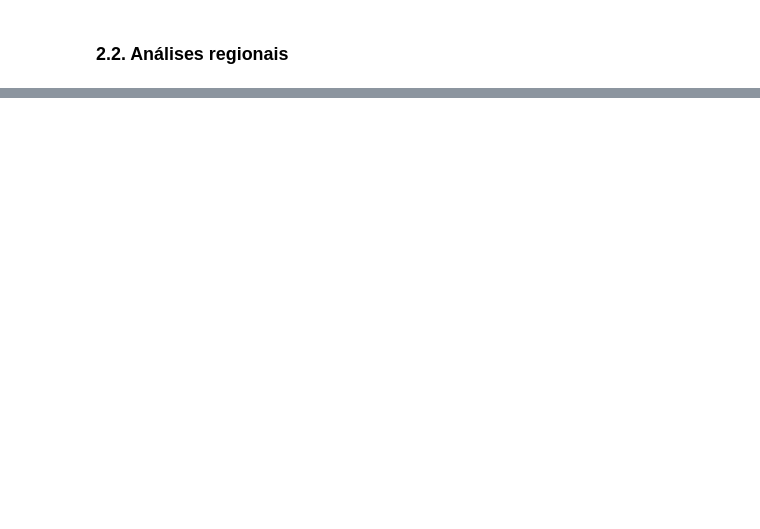
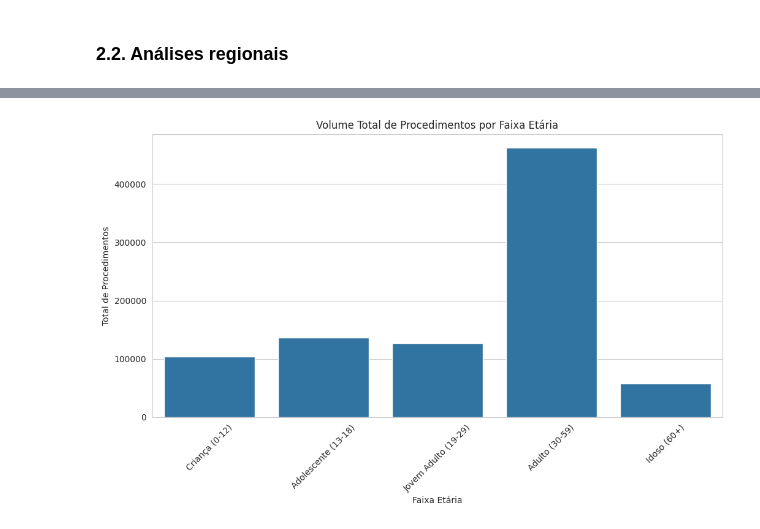
Before and after one commit to maria-exe/Saude-Mental-Curitiba-Regiao, a Jupyter notebook: notebooks/02-analise-exploratoria.ipynb, the cells around one changed output, grey strips where cells are left out. Saved outputs shown, nothing was run; the diff lists cells and outputs as text; code cells hidden in the pictures; blank space fills up the shorter version.

```diff
--- a/notebooks/02-analise-exploratoria.ipynb
+++ b/notebooks/02-analise-exploratoria.ipynb
@@ -72,0 +119,12 @@ print(df_atendimento.sort_values(by='quantidade_atendimentos').head())
+# %%
+sns.set_style("whitegrid")
+plt.rcParams['figure.figsize'] = [15, 7]
+
+atendimentos_por_mes = df_agrupado.groupby(['ano_atendimento', 'mes_atendimento'])['quantidade_atendimentos'].sum().reset_index()
+atendimentos_por_mes['data'] = pd.to_datetime(atendimentos_por_mes['ano_atendimento'].astype(str) + '-' + atendimentos_por_mes['mes_atendimento'].astype(str))
+sns.lineplot(x='data', y='quantidade_atendimentos', data=atendimentos_por_mes)
+plt.title('Evolução mental da quantidade de atendimentos', fontsize=16)
+plt.xlabel('Data do atendimento')
+plt.ylabel('Quantidade total de atendimentos')
+
+plt.show()
@@ -115,2 +175,29 @@ Quatro Barras              2332
 Campina Grande do Sul       527
 Name: quantidade_atendimentos, dtype: int64
+# %%
+ordem_correta = [
+    'Criança (0-12)',
+    'Adolescente (13-18)',
+    'Jovem Adulto (19-29)',
+    'Adulto (30-59)',
+    'Idoso (60+)'
+]
+
+plt.figure(figsize=(12, 6))
+
+sns.barplot(
+    data=df_analise,
+    x='faixa_etaria',
+    y='quantidade_aprovada_procedimento',
+    estimator=sum,
+    order=ordem_correta,
+    errorbar=None
+)
+
+plt.xticks(rotation=45)
+plt.title('Volume Total de Procedimentos por Faixa Etária')
+plt.ylabel('Total de Procedimentos')
+plt.xlabel('Faixa Etária')
+plt.show()
+# %% [output]
+[figure, added]
```
Also changed, not shown: parts of 12 cells of this notebook.
